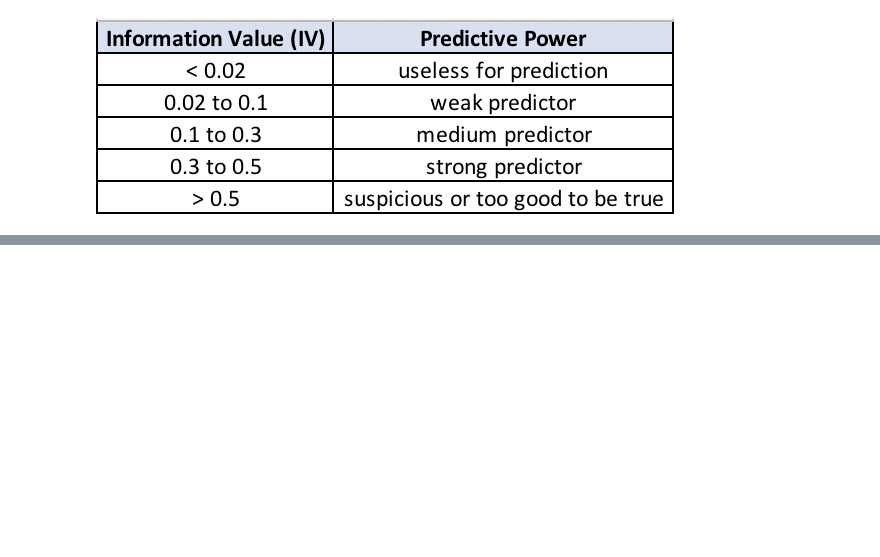
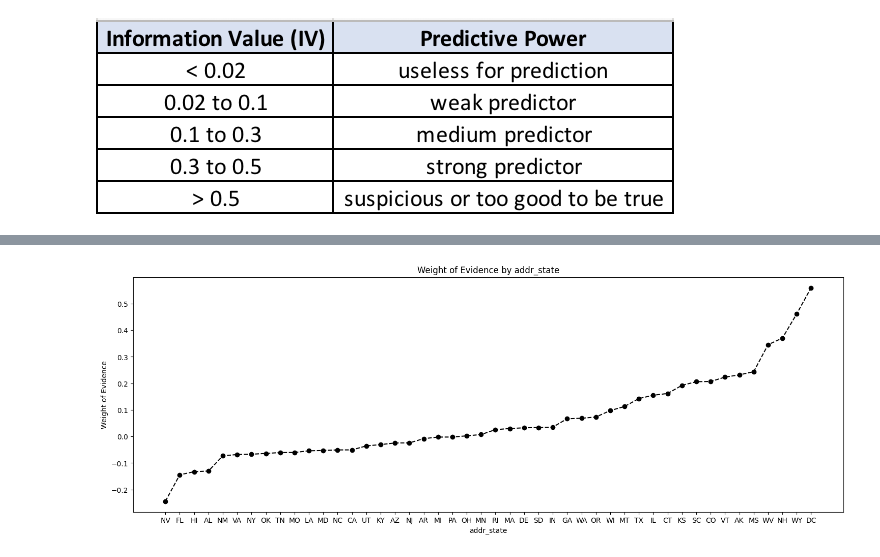
Before and after one commit to Lucas-Okamura/credit-risk-modelling, a Jupyter notebook: notebooks/credit_risk_modelling.ipynb, the cells around one changed output, grey strips where cells are left out. Cells and saved outputs as stored; diff of their text form; code cells hidden in the pictures; blank space fills up the shorter version.

```diff
--- a/notebooks/credit_risk_modelling.ipynb
+++ b/notebooks/credit_risk_modelling.ipynb
@@ -423,0 +567,5 @@ $IV_i = \Sigma^k_{i = 1} [(\%(y = 1)_i - \%(y = 0)_i)] \cdot WoE_i = \Sigma^k_{i
+# %%
+plot_by_woe(df_temp.iloc[2: -2, : ])
+# We plot the weight of evidence values.
+# %% [output]
+[figure, added]
```
Also changed, not shown: parts of 56 cells of this notebook, 2 other files.
